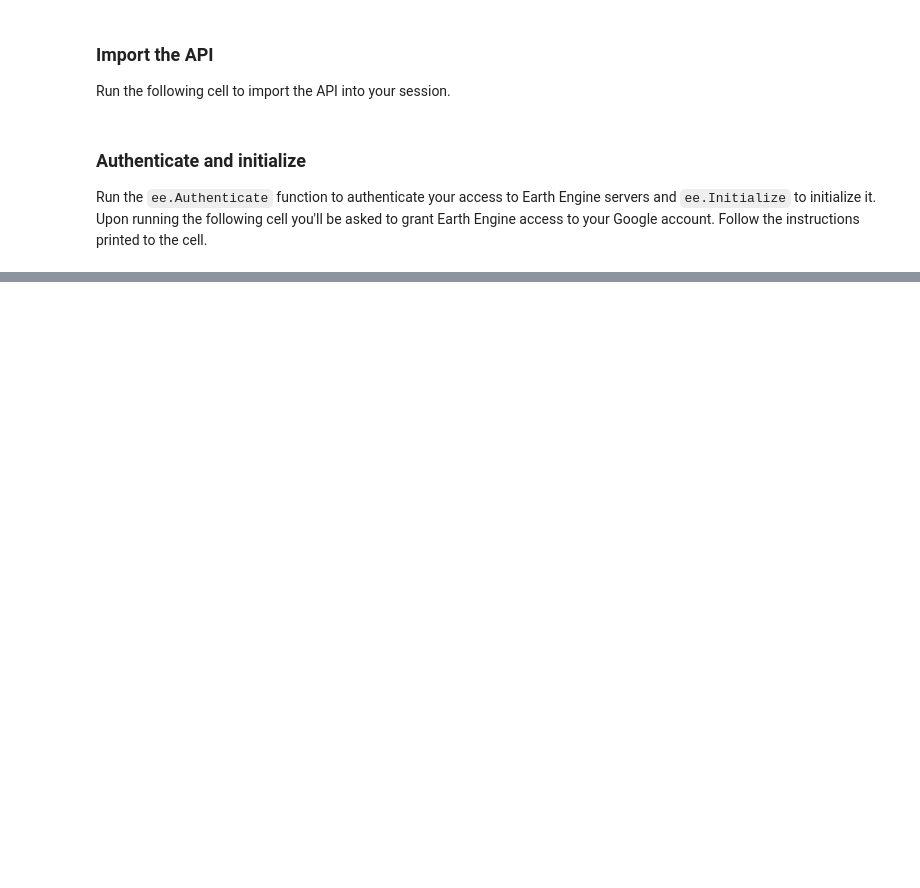
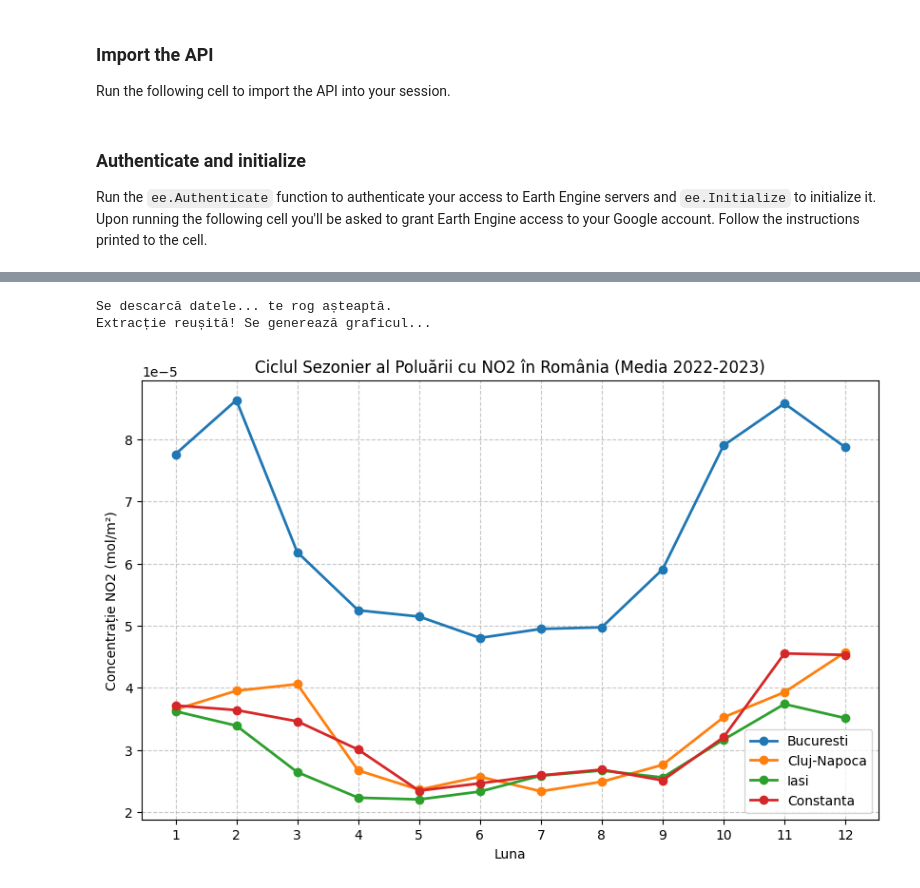
Before and after one commit to alexgoga213/ROSPIN-Summer-School, a Jupyter notebook: guides/linked/ee-api-colab-setup.ipynb, the cells around one changed output, grey strips where cells are left out. Cells and saved outputs as stored; diff of their text form; code cells hidden in the pictures; blank space fills up the shorter version.

```diff
--- a/guides/linked/ee-api-colab-setup.ipynb
+++ b/guides/linked/ee-api-colab-setup.ipynb
@@ -138,0 +108,75 @@ plt.show()
+# %%
+import pandas as pd
+import matplotlib.pyplot as plt
+import ee
+
+# 1. Definim orașele și geometriile lor direct într-un dicționar standard Python
+orase = {
+    'Bucuresti': ee.Geometry.Point([26.10, 44.43]).buffer(10000),
+    'Cluj-Napoca': ee.Geometry.Point([23.59, 46.77]).buffer(10000),
+    'Iasi': ee.Geometry.Point([27.58, 47.15]).buffer(10000),
+    'Constanta': ee.Geometry.Point([28.63, 44.17]).buffer(10000)
+}
+
+# 2. Funcția de mascare a norilor (<30% acoperire)
+def elimina_norii(imagine):
+    masca = imagine.select('cloud_fraction').lt(0.3)
+    return imagine.updateMask(masca)
+
+# 3. Setăm arhiva corectă (OFFL) și anii compleți de analiză (2022-2023)
+dataset = ee.ImageCollection('COPERNICUS/S5P/OFFL/L3_NO2') \
+            .filterDate('2022-01-01', '2023-12-31') \
+            .map(elimina_norii) \
+            .select('tropospheric_NO2_column_number_density')
+
+inregistrari = []
+
+print("Se descarcă datele... te rog așteaptă.")
+
+# 4. Extragem datele manual, pas cu pas, pentru a evita erorile de server
+for nume_oras, geometrie in orase.items():
+    for luna in range(1, 13):
+        # Filtrăm doar luna curentă
+        dataset_lunar = dataset.filter(ee.Filter.calendarRange(luna, luna, 'month'))
+
+        # Facem media acelei luni și reducem regiunea la granițele orașului
+        valoare_dict = dataset_lunar.mean().reduceRegion(
+            reducer=ee.Reducer.mean(),
+            geometry=geometrie,
+            scale=1000
+        ).getInfo() # .getInfo() aduce datele din Cloud direct în Python
+
+        # Salvăm valoarea dacă există
+        if valoare_dict and 'tropospheric_NO2_column_number_density' in valoare_dict:
+            valoare = valoare_dict['tropospheric_NO2_column_number_density']
+            if valoare is not None:
+                inregistrari.append({
+                    'Oras': nume_oras,
+                    'Luna': luna,
+                    'NO2': valoare
+                })
+
+# 5. Generăm tabelul și graficul final
+df = pd.DataFrame(inregistrari)
+
+if df.empty:
+    print("Nu s-au putut extrage datele.")
+else:
+    print("Extracție reușită! Se generează graficul...")
+    plt.figure(figsize=(10, 6))
+
+    for oras in df['Oras'].unique():
+        date_oras = df[df['Oras'] == oras].sort_values('Luna')
+        plt.plot(date_oras['Luna'], date_oras['NO2'], marker='o', linewidth=2, label=oras)
+
+    plt.title('Ciclul Sezonier al Poluării cu NO2 în România (Media 2022-2023)')
+    plt.xlabel('Luna')
+    plt.ylabel('Concentrație NO2 (mol/m²)')
+    plt.xticks(range(1, 13))
+    plt.legend()
+    plt.grid(True, linestyle='--', alpha=0.7)
+    plt.show()
+# %% [output]
+Se descarcă datele... te rog așteaptă.
+Extracție reușită! Se generează graficul...
+[figure, added]
```
Also changed, not shown: parts of 18 cells of this notebook.
